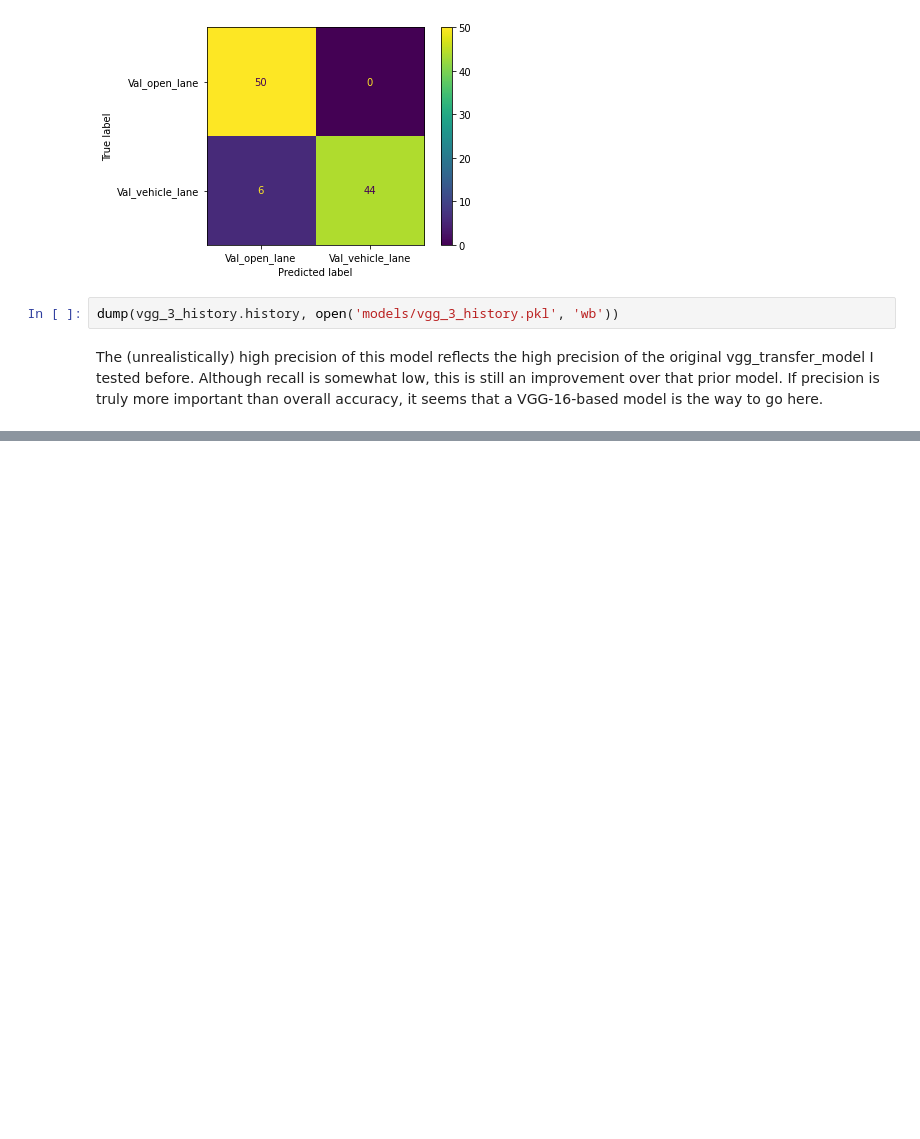
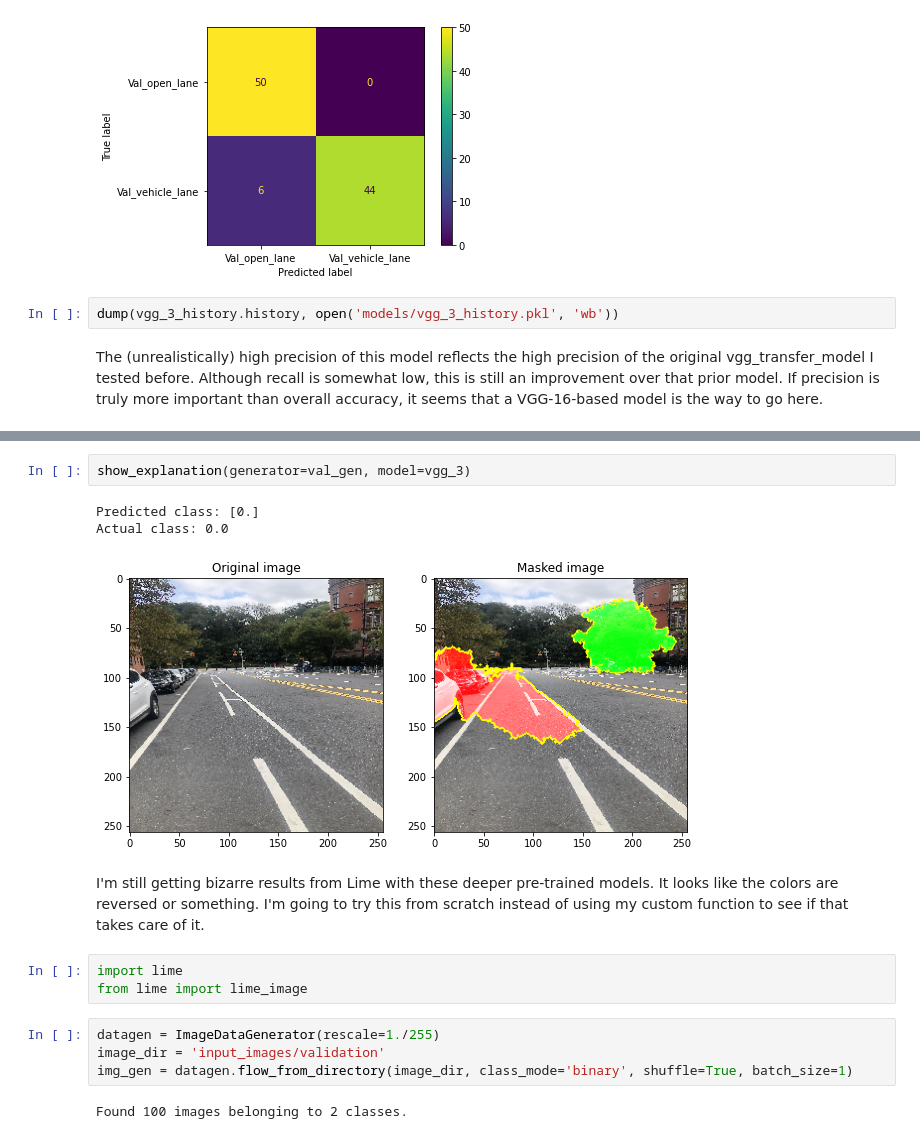
Before and after one commit to jmarkowi/NYC_bike_lanes, a Jupyter notebook: VGG-16.ipynb, the cells around one changed output, grey strips where cells are left out. Drawn from its saved outputs; the diff is of its cells as text; blank space fills up the shorter version.

```diff
--- a/VGG-16.ipynb
+++ b/VGG-16.ipynb
@@ -282,0 +287,17 @@ show_explanation(generator=val_gen, model=vgg_3)
+# %%
+show_explanation(generator=val_gen, model=vgg_3)
+# %% [output]
+Predicted class: [0.]
+Actual class: 0.0
+[figure, added]
+# %% [markdown]
+I'm still getting bizarre results from Lime with these deeper pre-trained models. It looks like the colors are reversed or something. I'm going to try this from scratch instead of using my custom function to see if that takes care of it.
+# %%
+import lime
+from lime import lime_image
+# %%
+datagen = ImageDataGenerator(rescale=1./255)
+image_dir = 'input_images/validation'
+img_gen = datagen.flow_from_directory(image_dir, class_mode='binary', shuffle=True, batch_size=1)
+# %% [output]
+Found 100 images belonging to 2 classes.
```
Also changed, not shown: parts of 17 cells of this notebook, 4 other files.
